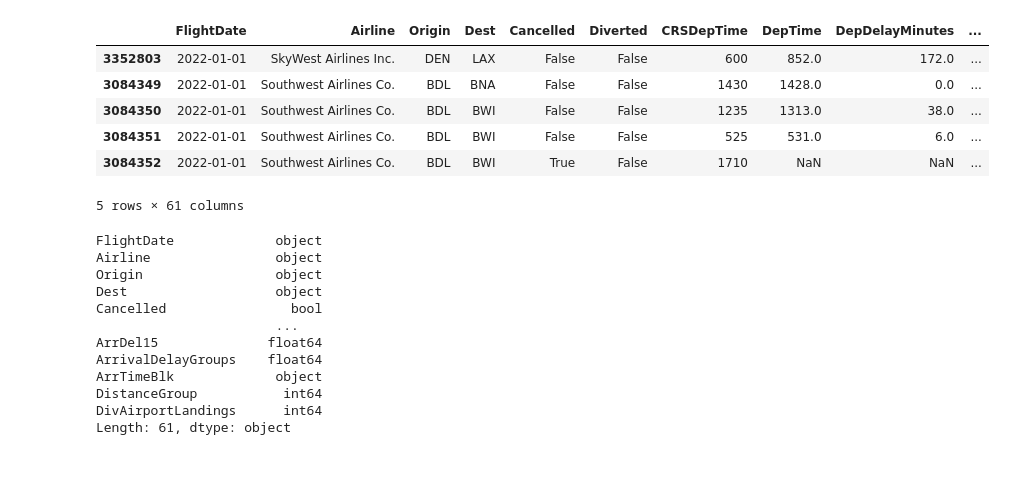
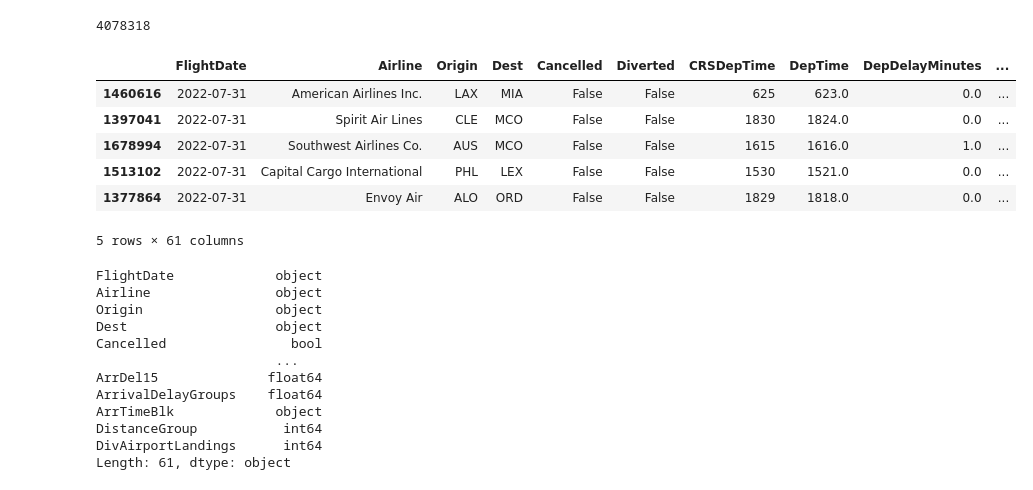
Before and after one commit to adrue94/project-4-repository, a Jupyter notebook: MCNeuralNetwork.ipynb, the cells around one changed output. Saved outputs shown, nothing was run; the diff lists cells and outputs as text; code cells hidden in the pictures.

```diff
--- a/MCNeuralNetwork.ipynb
+++ b/MCNeuralNetwork.ipynb
@@ -43,17 +43,21 @@ list(df.head(10))
  'ArrTimeBlk',
  'DistanceGroup',
  'DivAirportLandings']
+# %%
+len(df)
+# %% [output]
+4078318
 # %%
 #sort values by flight
 sorted_df = df.sort_values('FlightDate')
-sorted_df.head(5)
+sorted_df.tail(5)
 # %% [output]
 |  | FlightDate | Airline | Origin | Dest | Cancelled | Diverted | CRSDepTime | DepTime | DepDelayMinutes | ... |
-| 3352803 | 2022-01-01 | SkyWest Airlines Inc. | DEN | LAX | False | False | 600 | 852.0 | 172.0 | ... |
-| 3084349 | 2022-01-01 | Southwest Airlines Co. | BDL | BNA | False | False | 1430 | 1428.0 | 0.0 | ... |
-| 3084350 | 2022-01-01 | Southwest Airlines Co. | BDL | BWI | False | False | 1235 | 1313.0 | 38.0 | ... |
-| 3084351 | 2022-01-01 | Southwest Airlines Co. | BDL | BWI | False | False | 525 | 531.0 | 6.0 | ... |
-| 3084352 | 2022-01-01 | Southwest Airlines Co. | BDL | BWI | True | False | 1710 | NaN | NaN | ... |
+| 1460616 | 2022-07-31 | American Airlines Inc. | LAX | MIA | False | False | 625 | 623.0 | 0.0 | ... |
+| 1397041 | 2022-07-31 | Spirit Air Lines | CLE | MCO | False | False | 1830 | 1824.0 | 0.0 | ... |
+| 1678994 | 2022-07-31 | Southwest Airlines Co. | AUS | MCO | False | False | 1615 | 1616.0 | 1.0 | ... |
+| 1513102 | 2022-07-31 | Capital Cargo International | PHL | LEX | False | False | 1530 | 1521.0 | 0.0 | ... |
+| 1377864 | 2022-07-31 | Envoy Air | ALO | ORD | False | False | 1829 | 1818.0 | 0.0 | ... |
 5 rows × 61 columns
 # %%
 # Understand the data types in each column
```
Also changed, not shown: parts of 10 cells of this notebook.
